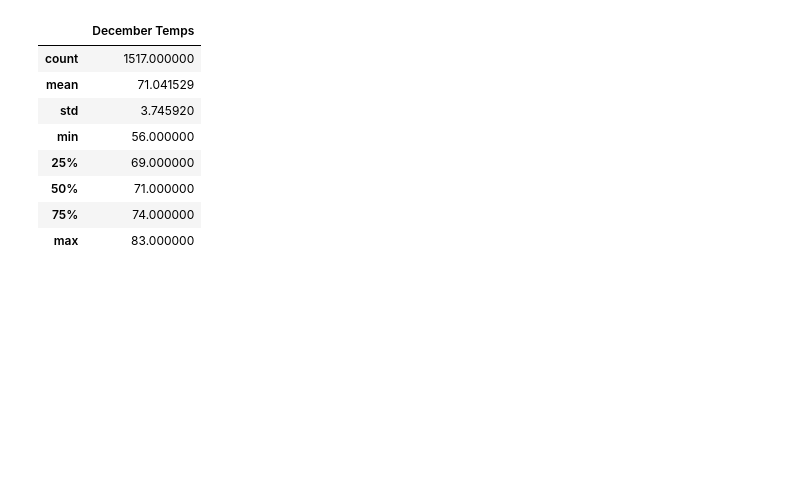
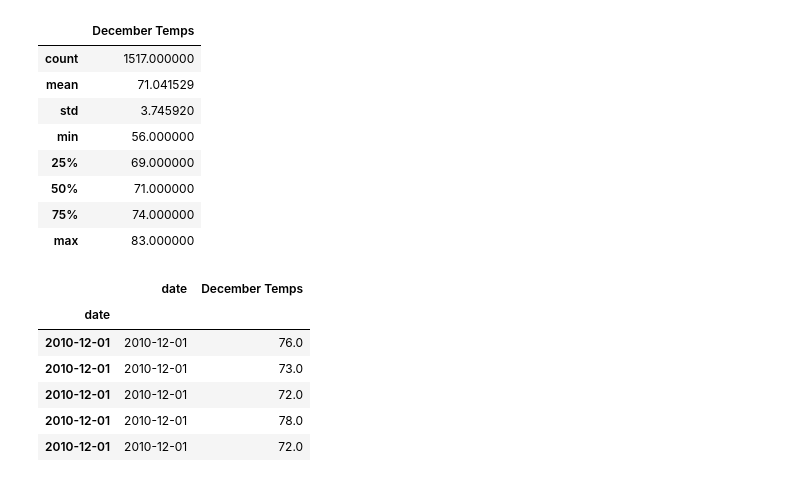
Before and after one commit to frostbrosracing/surfs_up, a Jupyter notebook: SurfsUp_Challenge.ipynb, the cells around one changed output. Saved outputs shown, nothing was run; the diff lists cells and outputs as text; code cells hidden in the pictures; blank space fills up the shorter version.

```diff
--- a/SurfsUp_Challenge.ipynb
+++ b/SurfsUp_Challenge.ipynb
@@ -118,3 +118,13 @@ dec_df.describe()
 | 50% | 71.000000 |
 | 75% | 74.000000 |
 | max | 83.000000 |
+# %%
+dec_df.head()
+# %% [output]
+|  | date | December Temps |
+| date |  |  |
+| 2010-12-01 | 2010-12-01 | 76.0 |
+| 2010-12-01 | 2010-12-01 | 73.0 |
+| 2010-12-01 | 2010-12-01 | 72.0 |
+| 2010-12-01 | 2010-12-01 | 78.0 |
+| 2010-12-01 | 2010-12-01 | 72.0 |
```
